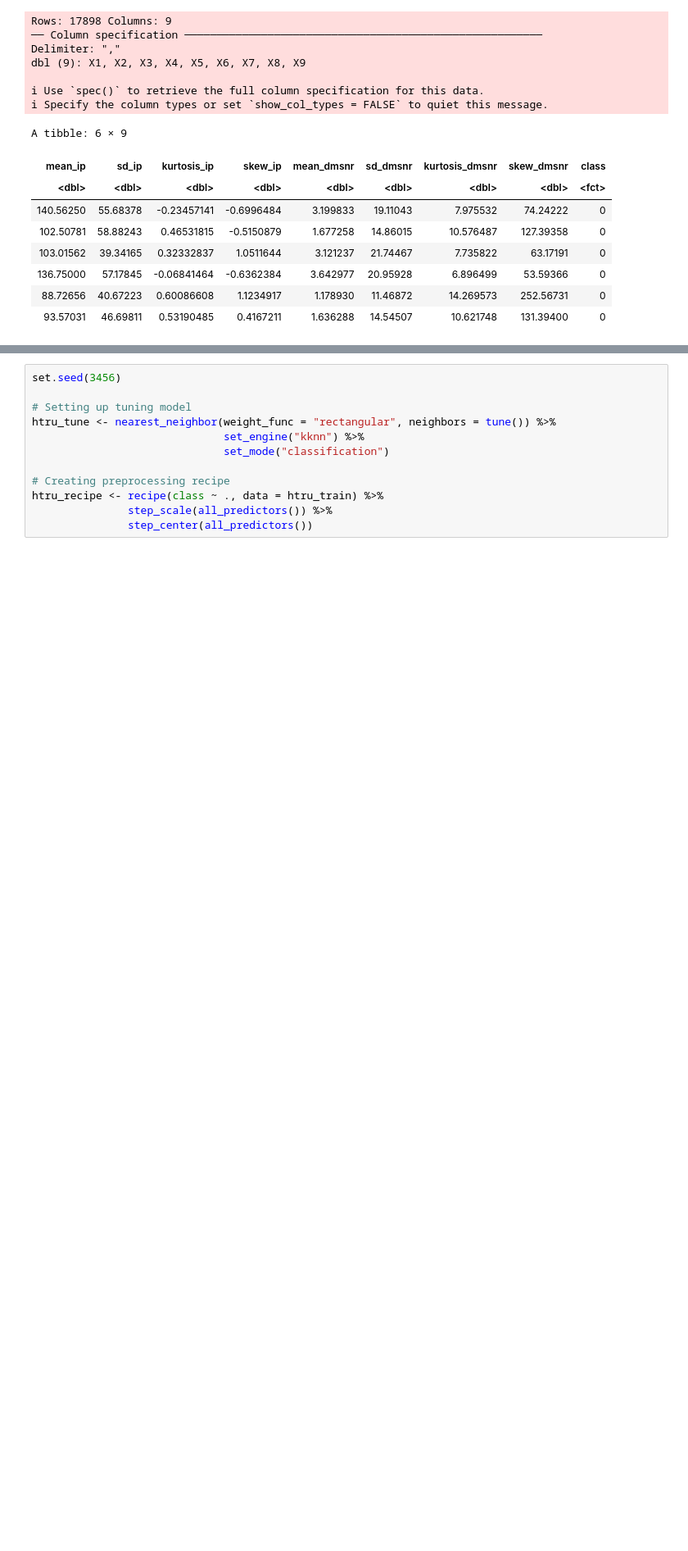
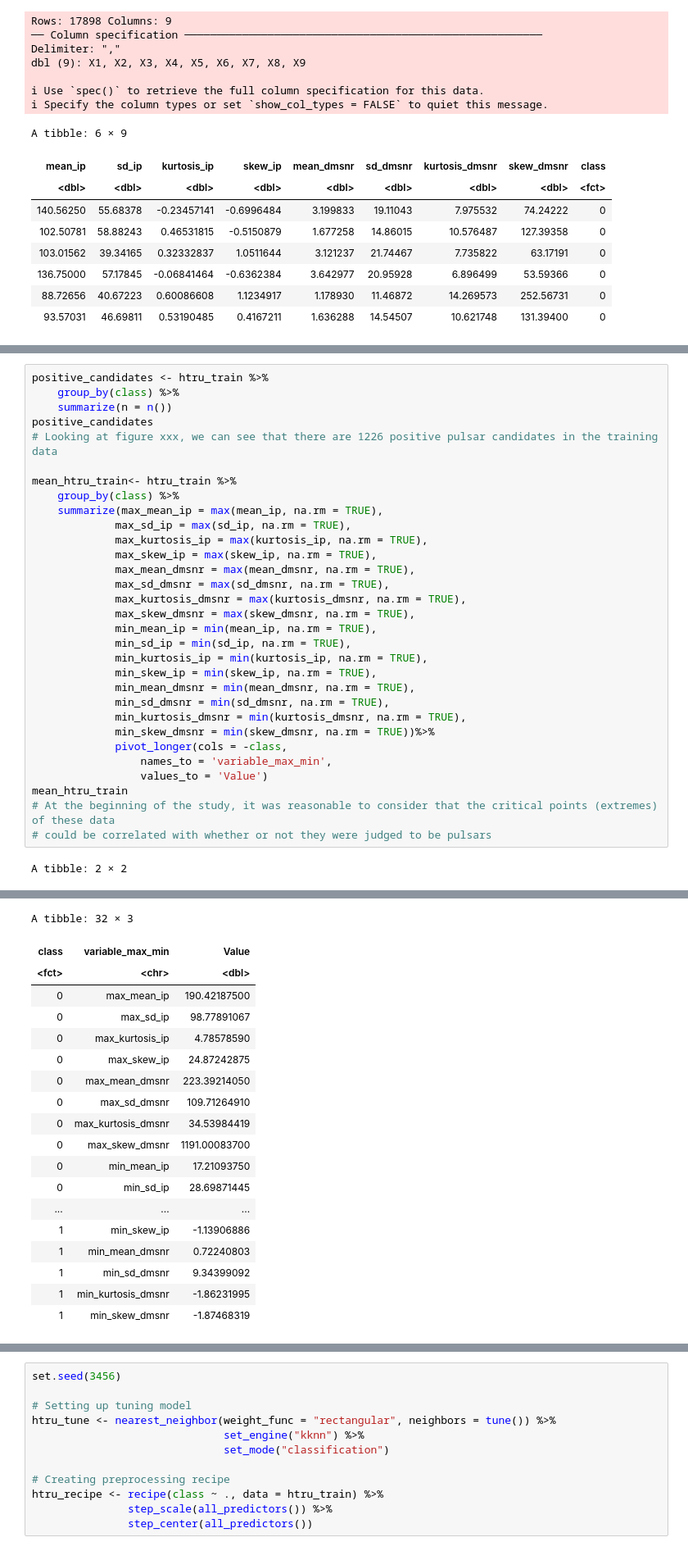
Before and after one commit to iaujla01/DSCI100Project, a Jupyter notebook: project_main.ipynb, the cells around one changed output, grey strips where cells are left out. Shown: that part at 82% size. Saved outputs shown, nothing was run; the diff lists cells and outputs as text; blank space fills up the shorter version.

```diff
--- a/project_main.ipynb
+++ b/project_main.ipynb
@@ -95,0 +119,33 @@ $ class          <fct> 0, 0, 0, 0, 0, 1, 0, 0, 0, 0, 0, 0, 0, 0, 0, 0, 0, 0, 0
+# %%
+positive_candidates <- htru_train %>%
+    group_by(class) %>%
+    summarize(n = n())
+positive_candidates
+# Looking at figure xxx, we can see that there are 1226 positive pulsar candidates in the training data
+
+mean_htru_train<- htru_train %>%
+    group_by(class) %>%
+    summarize(max_mean_ip = max(mean_ip, na.rm = TRUE),
+             max_sd_ip = max(sd_ip, na.rm = TRUE),
+             max_kurtosis_ip = max(kurtosis_ip, na.rm = TRUE),
+             max_skew_ip = max(skew_ip, na.rm = TRUE),
+             max_mean_dmsnr = max(mean_dmsnr, na.rm = TRUE),
+             max_sd_dmsnr = max(sd_dmsnr, na.rm = TRUE),
+             max_kurtosis_dmsnr = max(kurtosis_dmsnr, na.rm = TRUE),
+             max_skew_dmsnr = max(skew_dmsnr, na.rm = TRUE),
+             min_mean_ip = min(mean_ip, na.rm = TRUE),
+             min_sd_ip = min(sd_ip, na.rm = TRUE),
+             min_kurtosis_ip = min(kurtosis_ip, na.rm = TRUE),
+             min_skew_ip = min(skew_ip, na.rm = TRUE),
+             min_mean_dmsnr = min(mean_dmsnr, na.rm = TRUE),
+             min_sd_dmsnr = min(sd_dmsnr, na.rm = TRUE),
+             min_kurtosis_dmsnr = min(kurtosis_dmsnr, na.rm = TRUE),
+             min_skew_dmsnr = min(skew_dmsnr, na.rm = TRUE))%>%
+             pivot_longer(cols = -class,
+                 names_to = 'variable_max_min',
+                 values_to = 'Value')
+mean_htru_train
+# At the beginning of the study, it was reasonable to consider that the critical points (extremes) of these data
+# could be correlated with whether or not they were judged to be pulsars
+# %% [output]
+A tibble: 2 × 2
@@ -95,0 +156,19 @@ $ class          <fct> 0, 0, 0, 0, 0, 1, 0, 0, 0, 0, 0, 0, 0, 0, 0, 0, 0, 0, 0
+A tibble: 32 × 3
+| class | variable_max_min | Value |
+| <fct> | <chr> | <dbl> |
+| 0 | max_mean_ip | 190.42187500 |
+| 0 | max_sd_ip | 98.77891067 |
+| 0 | max_kurtosis_ip | 4.78578590 |
+| 0 | max_skew_ip | 24.87242875 |
+| 0 | max_mean_dmsnr | 223.39214050 |
+| 0 | max_sd_dmsnr | 109.71264910 |
+| 0 | max_kurtosis_dmsnr | 34.53984419 |
+| 0 | max_skew_dmsnr | 1191.00083700 |
+| 0 | min_mean_ip | 17.21093750 |
+| 0 | min_sd_ip | 28.69871445 |
+| ... | ... | ... |
+| 1 | min_skew_ip | -1.13906886 |
+| 1 | min_mean_dmsnr | 0.72240803 |
+| 1 | min_sd_dmsnr | 9.34399092 |
+| 1 | min_kurtosis_dmsnr | -1.86231995 |
+| 1 | min_skew_dmsnr | -1.87468319 |
```
Also changed, not shown: parts of 12 cells of this notebook.
